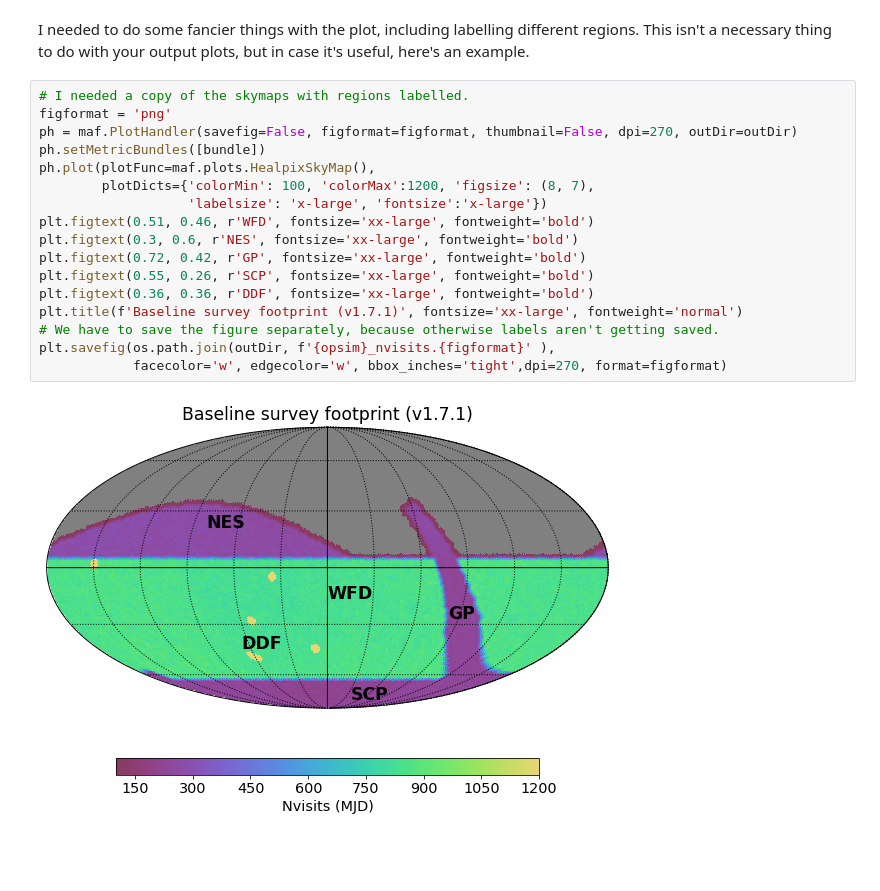
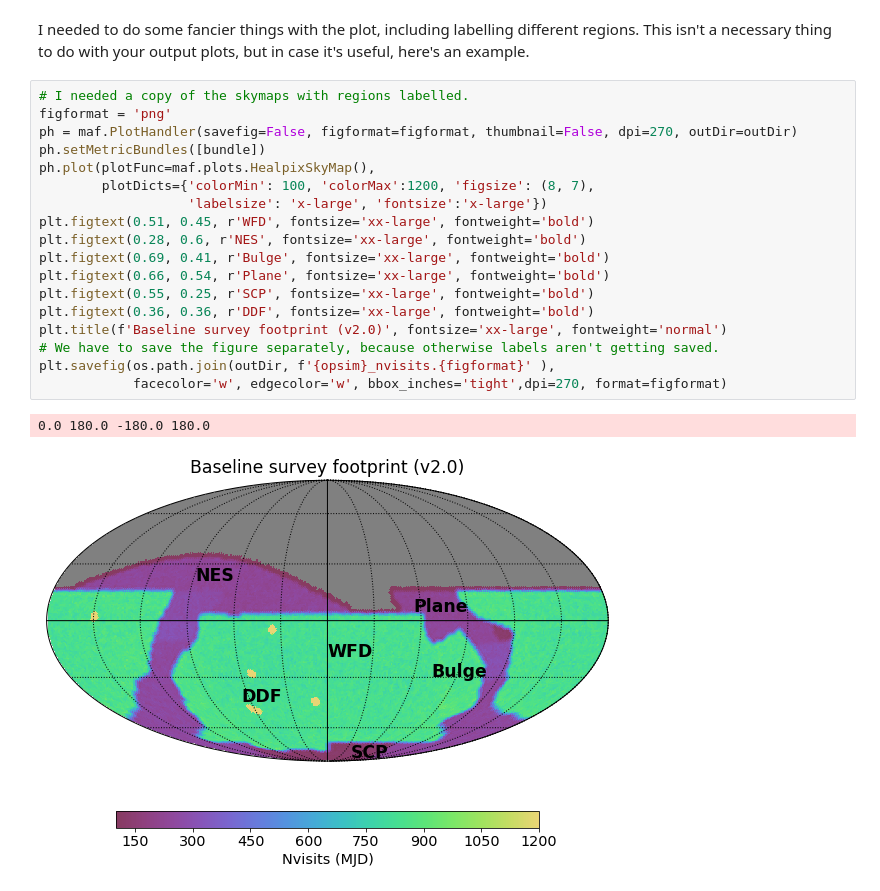
Before and after one commit to lsst/rubin_sim_notebooks, a Jupyter notebook: maf/tutorial/Survey Footprint.ipynb, the cells around one changed output. Saved outputs shown, nothing was run; the diff lists cells and outputs as text; blank space fills up the shorter version.

Commit message:
Update Survey Footprint for v2.0

```diff
--- a/maf/tutorial/Survey Footprint.ipynb
+++ b/maf/tutorial/Survey Footprint.ipynb
@@ -116,22 +119,24 @@ I needed to do some fancier things with the plot, including labelling different
 # %%
 # I needed a copy of the skymaps with regions labelled.
 figformat = 'png'
 ph = maf.PlotHandler(savefig=False, figformat=figformat, thumbnail=False, dpi=270, outDir=outDir)
 ph.setMetricBundles([bundle])
 ph.plot(plotFunc=maf.plots.HealpixSkyMap(),
         plotDicts={'colorMin': 100, 'colorMax':1200, 'figsize': (8, 7),
                    'labelsize': 'x-large', 'fontsize':'x-large'})
-plt.figtext(0.51, 0.46, r'WFD', fontsize='xx-large', fontweight='bold')
-plt.figtext(0.3, 0.6, r'NES', fontsize='xx-large', fontweight='bold')
-plt.figtext(0.72, 0.42, r'GP', fontsize='xx-large', fontweight='bold')
-plt.figtext(0.55, 0.26, r'SCP', fontsize='xx-large', fontweight='bold')
+plt.figtext(0.51, 0.45, r'WFD', fontsize='xx-large', fontweight='bold')
+plt.figtext(0.28, 0.6, r'NES', fontsize='xx-large', fontweight='bold')
+plt.figtext(0.69, 0.41, r'Bulge', fontsize='xx-large', fontweight='bold')
+plt.figtext(0.66, 0.54, r'Plane', fontsize='xx-large', fontweight='bold')
+plt.figtext(0.55, 0.25, r'SCP', fontsize='xx-large', fontweight='bold')
 plt.figtext(0.36, 0.36, r'DDF', fontsize='xx-large', fontweight='bold')
-plt.title(f'Baseline survey footprint (v1.7.1)', fontsize='xx-large', fontweight='normal')
+plt.title(f'Baseline survey footprint (v2.0)', fontsize='xx-large', fontweight='normal')
 # We have to save the figure separately, because otherwise labels aren't getting saved.
 plt.savefig(os.path.join(outDir, f'{opsim}_nvisits.{figformat}' ),
             facecolor='w', edgecolor='w', bbox_inches='tight',dpi=270, format=figformat)
 # %% [output]
+0.0 180.0 -180.0 180.0
-[figure, old version]
+[figure, new version]
 # %%
 # I needed a copy of the skymaps with regions labelled.
 figformat = 'png'
```
Also changed, not shown: parts of 7 cells of this notebook.
